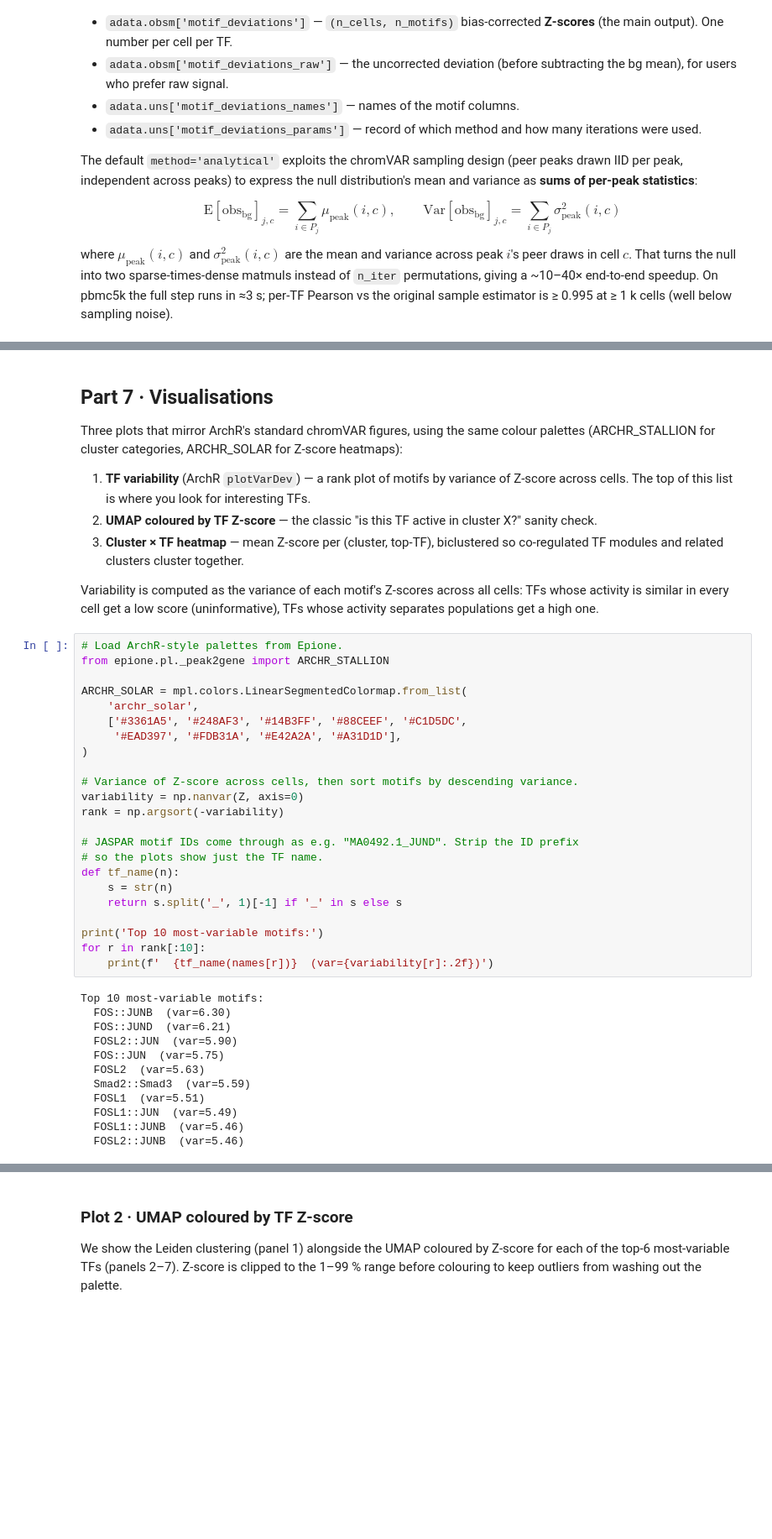
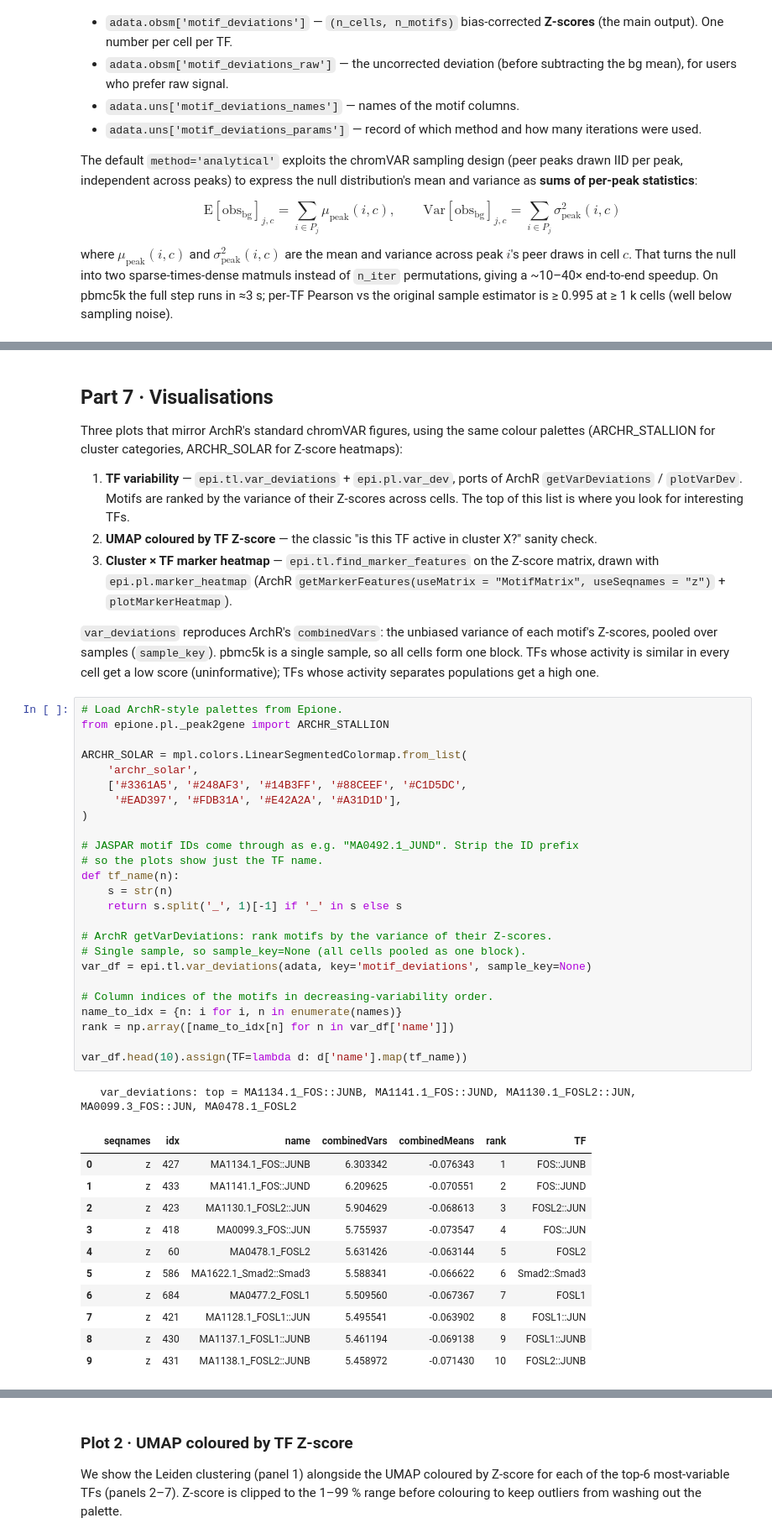
Before and after one commit to aristoteleo/epione, a Jupyter notebook: epione_guide/tutorials/single/t_chromvar.ipynb, the cells around one changed output, grey strips where cells are left out. Shown at 84% size. Saved outputs shown, nothing was run; the diff lists cells and outputs as text; blank space fills up the shorter version.

```diff
--- a/epione_guide/tutorials/single/t_chromvar.ipynb
+++ b/epione_guide/tutorials/single/t_chromvar.ipynb
@@ -381,52 +383,58 @@ Three plots that mirror ArchR's standard chromVAR figures, using the
 same colour palettes (ARCHR_STALLION for cluster categories, ARCHR_SOLAR
 for Z-score heatmaps):
 
-1. **TF variability** (ArchR `plotVarDev`) — a rank plot of motifs by
-   variance of Z-score across cells. The top of this list is where you
-   look for interesting TFs.
+1. **TF variability** — `epi.tl.var_deviations` + `epi.pl.var_dev`, ports
+   of ArchR `getVarDeviations` / `plotVarDev`. Motifs are ranked by the
+   variance of their Z-scores across cells. The top of this list is where
+   you look for interesting TFs.
 2. **UMAP coloured by TF Z-score** — the classic "is this TF active in
    cluster X?" sanity check.
-3. **Cluster × TF heatmap** — mean Z-score per (cluster, top-TF),
-   biclustered so co-regulated TF modules and related clusters cluster
-   together.
+3. **Cluster × TF marker heatmap** — `epi.tl.find_marker_features` on the
+   Z-score matrix, drawn with `epi.pl.marker_heatmap` (ArchR
+   `getMarkerFeatures(useMatrix = "MotifMatrix", useSeqnames = "z")` +
+   `plotMarkerHeatmap`).
 
-Variability is computed as the variance of each motif's Z-scores across
-all cells: TFs whose activity is similar in every cell get a low score
-(uninformative), TFs whose activity separates populations get a high
-one.
+`var_deviations` reproduces ArchR's `combinedVars`: the unbiased variance
+of each motif's Z-scores, pooled over samples (`sample_key`). pbmc5k is a
+single sample, so all cells form one block. TFs whose activity is similar
+in every cell get a low score (uninformative); TFs whose activity
+separates populations get a high one.
 # %%
 # Load ArchR-style palettes from Epione.
 from epione.pl._peak2gene import ARCHR_STALLION
 
 ARCHR_SOLAR = mpl.colors.LinearSegmentedColormap.from_list(
     'archr_solar',
     ['#3361A5', '#248AF3', '#14B3FF', '#88CEEF', '#C1D5DC',
      '#EAD397', '#FDB31A', '#E42A2A', '#A31D1D'],
 )
 
-# Variance of Z-score across cells, then sort motifs by descending variance.
-variability = np.nanvar(Z, axis=0)
-rank = np.argsort(-variability)
-
 # JASPAR motif IDs come through as e.g. "MA0492.1_JUND". Strip the ID prefix
 # so the plots show just the TF name.
 def tf_name(n):
     s = str(n)
     return s.split('_', 1)[-1] if '_' in s else s
 
-print('Top 10 most-variable motifs:')
-for r in rank[:10]:
-    print(f'  {tf_name(names[r])}  (var={variability[r]:.2f})')
+# ArchR getVarDeviations: rank motifs by the variance of their Z-scores.
+# Single sample, so sample_key=None (all cells pooled as one block).
+var_df = epi.tl.var_deviations(adata, key='motif_deviations', sample_key=None)
+
+# Column indices of the motifs in decreasing-variability order.
+name_to_idx = {n: i for i, n in enumerate(names)}
+rank = np.array([name_to_idx[n] for n in var_df['name']])
+
+var_df.head(10).assign(TF=lambda d: d['name'].map(tf_name))
 # %% [output]
-Top 10 most-variable motifs:
-  FOS::JUNB  (var=6.30)
-  FOS::JUND  (var=6.21)
-  FOSL2::JUN  (var=5.90)
-  FOS::JUN  (var=5.75)
-  FOSL2  (var=5.63)
-  Smad2::Smad3  (var=5.59)
-  FOSL1  (var=5.51)
-  FOSL1::JUN  (var=5.49)
-  FOSL1::JUNB  (var=5.46)
-  FOSL2::JUNB  (var=5.46)
+   var_deviations: top = MA1134.1_FOS::JUNB, MA1141.1_FOS::JUND, MA1130.1_FOSL2::JUN, MA0099.3_FOS::JUN, MA0478.1_FOSL2
+|  | seqnames | idx | name | combinedVars | combinedMeans | rank | TF |
+| 0 | z | 427 | MA1134.1_FOS::JUNB | 6.303342 | -0.076343 | 1 | FOS::JUNB |
+| 1 | z | 433 | MA1141.1_FOS::JUND | 6.209625 | -0.070551 | 2 | FOS::JUND |
+| 2 | z | 423 | MA1130.1_FOSL2::JUN | 5.904629 | -0.068613 | 3 | FOSL2::JUN |
+| 3 | z | 418 | MA0099.3_FOS::JUN | 5.755937 | -0.073547 | 4 | FOS::JUN |
+| 4 | z | 60 | MA0478.1_FOSL2 | 5.631426 | -0.063144 | 5 | FOSL2 |
+| 5 | z | 586 | MA1622.1_Smad2::Smad3 | 5.588341 | -0.066622 | 6 | Smad2::Smad3 |
+| 6 | z | 684 | MA0477.2_FOSL1 | 5.509560 | -0.067367 | 7 | FOSL1 |
+| 7 | z | 421 | MA1128.1_FOSL1::JUN | 5.495541 | -0.063902 | 8 | FOSL1::JUN |
+| 8 | z | 430 | MA1137.1_FOSL1::JUNB | 5.461194 | -0.069138 | 9 | FOSL1::JUNB |
+| 9 | z | 431 | MA1138.1_FOSL2::JUNB | 5.458972 | -0.071430 | 10 | FOSL2::JUNB |
 # %% [markdown]
```
Also changed, not shown: parts of 13 cells of this notebook, 4 other files.
